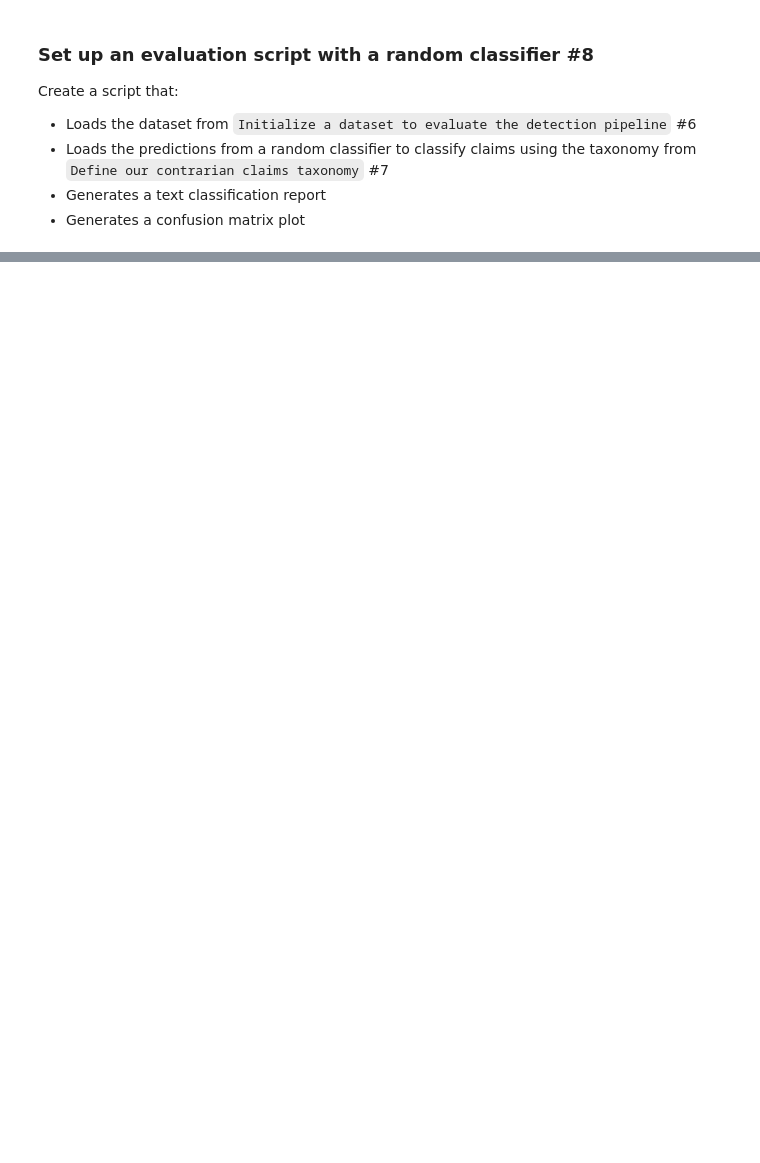
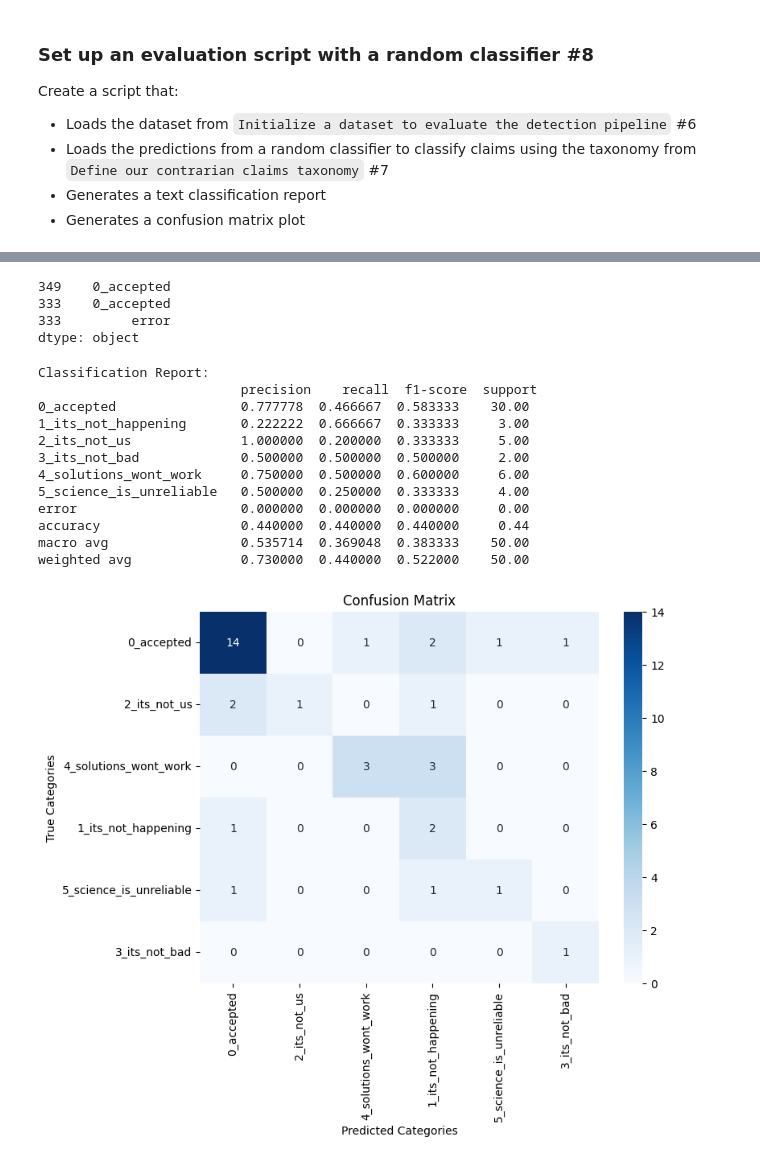
Before and after one commit to dataforgoodfr/climateguard, a Jupyter notebook: notebooks/benchmark/evaluate_classifier.ipynb, the cells around one changed output, grey strips where cells are left out. Cells and saved outputs as stored; diff of their text form; code cells hidden in the pictures; blank space fills up the shorter version.

Commit message:
Add test classifier

```diff
--- a/notebooks/benchmark/evaluate_classifier.ipynb
+++ b/notebooks/benchmark/evaluate_classifier.ipynb
@@ -114,12 +127,15 @@ benchmark_path = "../data/benchmark/cards_sample_1000.csv"
 # %%
 import os
+from dotenv import load_dotenv
 from groq import Groq
 
 import numpy as np
 import json
+from random import randint
 
-## !!!!!to hide!!!!!!
-os.environ["GROQ_API_KEY"] = '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'
+load_dotenv()
+os.getenv('GROQ_API_KEY')
+
 LLAMA3_70B_INSTRUCT = "llama-3.1-70b-versatile"
 DEFAULT_MODEL = LLAMA3_70B_INSTRUCT
 
@@ -135,10 +151,10 @@ class Classifier():
     def __init__(self):
         self.client = Groq()
 
-    def assistant(content: str):
+    def assistant(self, content: str):
         return { "role": "assistant", "content": content }
 
-    def user(content: str):
+    def user(self, content: str):
         return { "role": "user", "content": content }
 
     def chat_completion(
@@ -154,6 +170,7 @@ class Classifier():
             temperature=temperature,
             top_p=top_p,
         )
+        # print(response)
         return json.loads(response.choices[0].message.content)
 
     def completion(
@@ -179,10 +196,10 @@ class Classifier():
         label = response[0]['classification']
         return label
 
-    def predict(self, row):
+    def predict_row(self, row):
         prompt = f"""
             Tu es expert en désinformation sur les sujets environnementaux, expert en science climatique et sachant tout sur le GIEC. Je vais te donner un extrait d'une retranscription de 2 minutes d'un flux TV ou Radio.
-            A partir de cet extrait liste moi tous les faits/opinions environnementaux (claim) uniques qu'il faudrait factchecker. Et pour chaque claim, donne une première analyse si c'est de la désinformation ou non, un score si c'est de la désinformation, ainsi qu'une catégorisation de cette allégation.
+            A partir de cet extrait, liste moi tous les faits/opinions environnementaux (claim) uniques qu'il faudrait factchecker. Et pour chaque claim, donne une première analyse si c'est de la désinformation ou non, un score si c'est de la désinformation, ainsi qu'une catégorisation de cette allégation.
             Ne sélectionne que les claims sur les thématiques environnementales (changement climatique, transition écologique, énergie, biodiversité, pollution, pesticides, ressources (eau, minéraux, ..) et pas sur les thématiques sociales et/ou économiques
             Renvoie le résultat en json sans autre phrase d'introduction ou de conclusion avec à chaque fois les champs suivants :
 
@@ -196,12 +213,12 @@ class Classifier():
             - "high" = allégation grave, en particulier si elle nie le consensus scientifique
 
             Pour la "classification":
-            - "0" = "disinformation_score" est "very low" ou "low"
-            - "1": "climate change is not happening"
-            - "2": "climate change is not caused by humans"
-            - "3": "the consequences of climate change are not bad"
-            - "4": "the solutions won't work"
-            - "5": "climate science is unreliable"
+            - "0_accepted" = "disinformation_score" est "very low"
+            - "1_its_not_happening": "climate change is not happening"
+            - "2_its_not_us": "climate change is not caused by humans"
+            - "3_its_not_bad": "the consequences of climate change are not bad"
+            - "4_solutions_wont_work": "the solutions won't work"
+            - "5_science_is_unreliable": "climate science is unreliable"
 
             <transcription>
             {row['claim']}
@@ -211,3 +228,6 @@ class Classifier():
             return self.classifier(prompt)
         except:
             return 'error'
+
+    def predict(self, claims):
+        return claims.apply(self.predict_row, axis=1)
@@ -217,0 +234,3 @@ classifications = benchmark.apply(lambda row: class_from_prompt(row), axis=1)
+# %%
+test = df.iloc[[randint(1, 1000) for _ in range((50))]]
+test.describe()
@@ -217,0 +243,26 @@ classifications = benchmark.apply(lambda row: class_from_prompt(row), axis=1)
+# %%
+classifier = Classifier()
+# classifier.predict(test.iloc[:3])
+# %% [output]
+349    0_accepted
+333    0_accepted
+333         error
+dtype: object
+# %%
+evaluation = EvaluateClassifier(classifier)
+# %%
+evaluation.evaluate(benchmark=test)
+# %% [output]
+Classification Report:
+                          precision    recall  f1-score  support
+0_accepted                0.777778  0.466667  0.583333    30.00
+1_its_not_happening       0.222222  0.666667  0.333333     3.00
+2_its_not_us              1.000000  0.200000  0.333333     5.00
+3_its_not_bad             0.500000  0.500000  0.500000     2.00
+4_solutions_wont_work     0.750000  0.500000  0.600000     6.00
+5_science_is_unreliable   0.500000  0.250000  0.333333     4.00
+error                     0.000000  0.000000  0.000000     0.00
+accuracy                  0.440000  0.440000  0.440000     0.44
+macro avg                 0.535714  0.369048  0.383333    50.00
+weighted avg              0.730000  0.440000  0.522000    50.00
+[figure, added]
```
Also changed, not shown: parts of 9 cells of this notebook.
